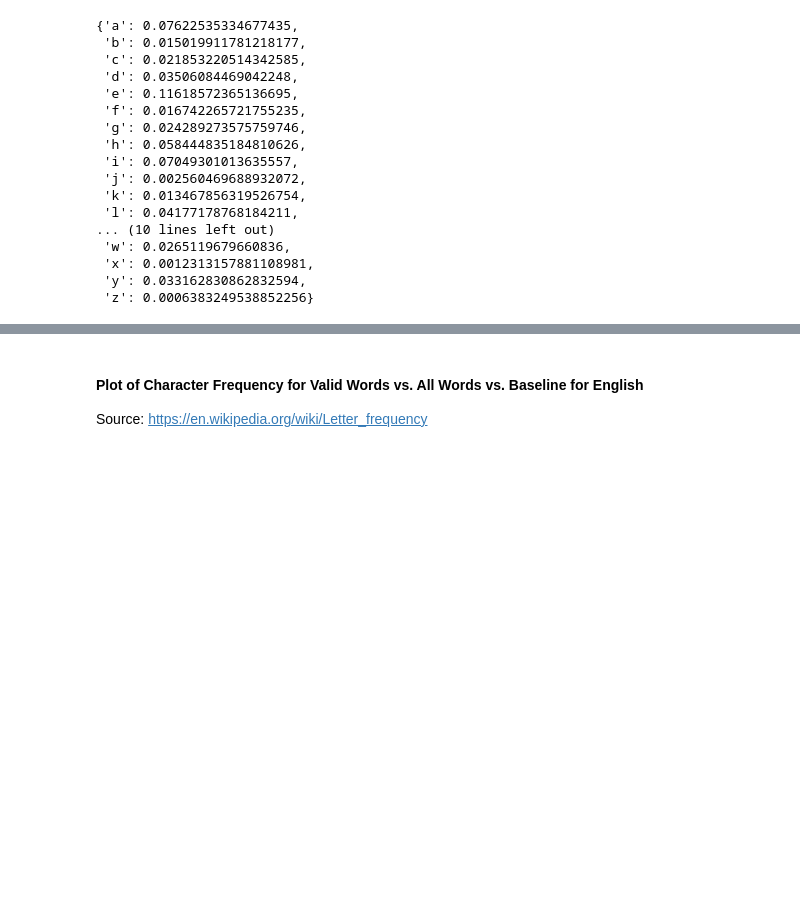
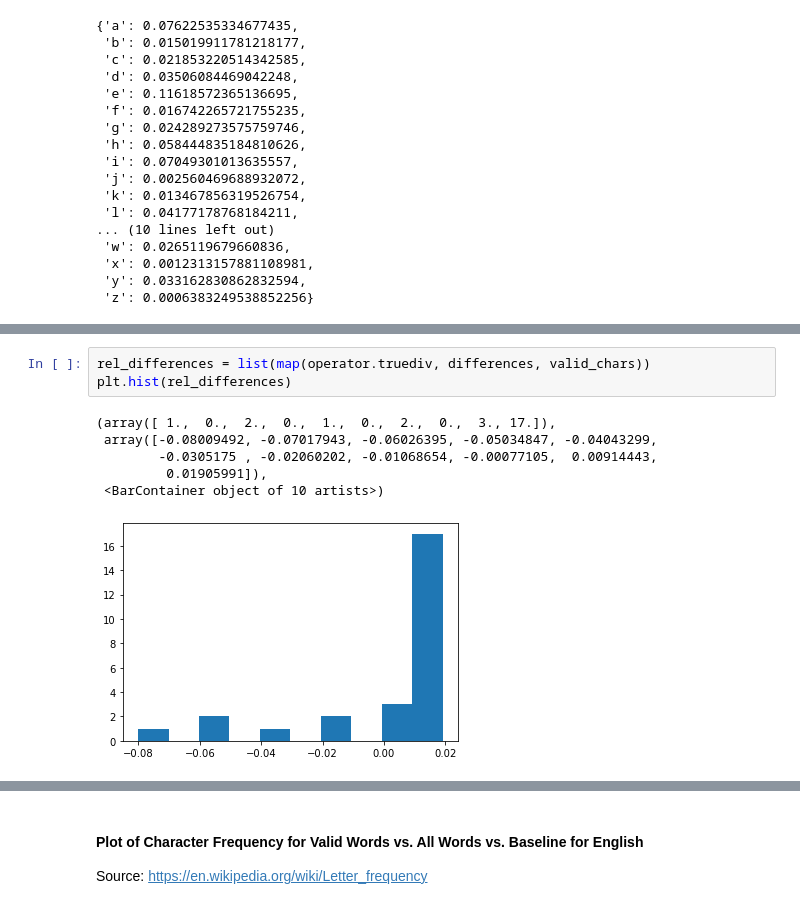
Before and after one commit to nategivens/LexGen, a Jupyter notebook: en_50k_2018-ingestion.ipynb, the cells around one changed output, grey strips where cells are left out. Cells and saved outputs as stored; diff of their text form; blank space fills up the shorter version.

```diff
--- a/en_50k_2018-ingestion.ipynb
+++ b/en_50k_2018-ingestion.ipynb
@@ -228,0 +285,10 @@ good_char_counter
+# %%
+rel_differences = list(map(operator.truediv, differences, valid_chars))
+plt.hist(rel_differences)
+# %% [output]
+(array([ 1.,  0.,  2.,  0.,  1.,  0.,  2.,  0.,  3., 17.]),
+ array([-0.08009492, -0.07017943, -0.06026395, -0.05034847, -0.04043299,
+        -0.0305175 , -0.02060202, -0.01068654, -0.00077105,  0.00914443,
+         0.01905991]),
+ <BarContainer object of 10 artists>)
+[figure, added]
```
Also changed, not shown: parts of 22 cells of this notebook, 1 other file.
